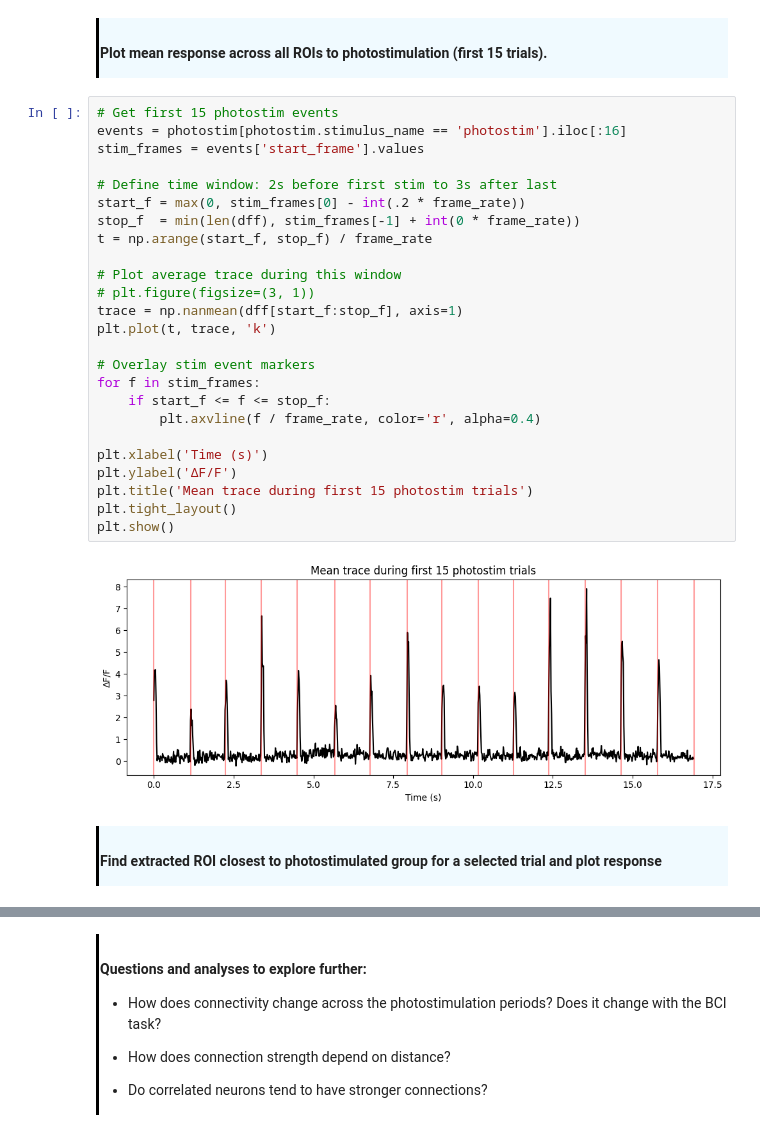
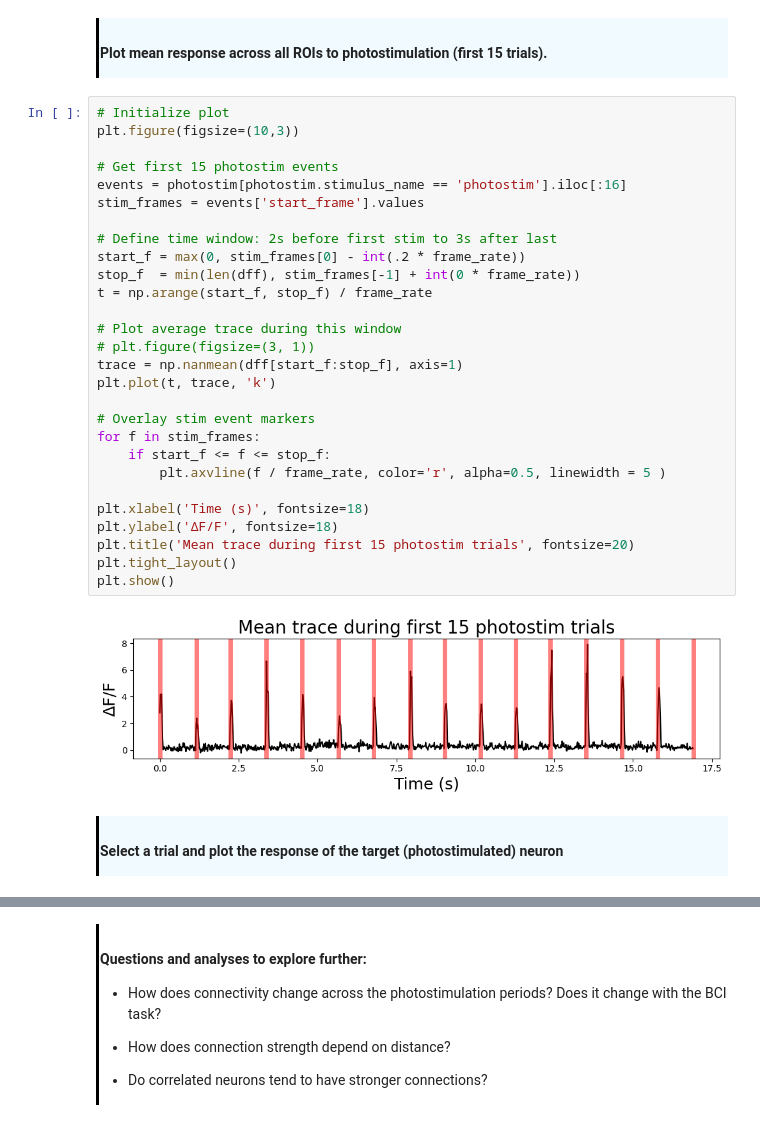
Before and after one commit to AllenNeuralDynamics/AIND-CNC-BCI-Workshop, a Jupyter notebook: code/demo_dev.ipynb, the cells around one changed output, grey strips where cells are left out. Drawn from its saved outputs; the diff is of its cells as text.

```diff
--- a/code/demo_dev.ipynb
+++ b/code/demo_dev.ipynb
@@ -661,33 +676,36 @@ plt.show()
 
 #### Plot mean response across all ROIs to photostimulation (first 15 trials).
 # %%
+# Initialize plot
+plt.figure(figsize=(10,3))
+
 # Get first 15 photostim events
 events = photostim[photostim.stimulus_name == 'photostim'].iloc[:16]
 stim_frames = events['start_frame'].values
 
 # Define time window: 2s before first stim to 3s after last
 start_f = max(0, stim_frames[0] - int(.2 * frame_rate))
 stop_f  = min(len(dff), stim_frames[-1] + int(0 * frame_rate))
 t = np.arange(start_f, stop_f) / frame_rate
 
 # Plot average trace during this window
 # plt.figure(figsize=(3, 1))
 trace = np.nanmean(dff[start_f:stop_f], axis=1)
 plt.plot(t, trace, 'k')
 
 # Overlay stim event markers
 for f in stim_frames:
     if start_f <= f <= stop_f:
-        plt.axvline(f / frame_rate, color='r', alpha=0.4)
+        plt.axvline(f / frame_rate, color='r', alpha=0.5, linewidth = 5 )
 
-plt.xlabel('Time (s)')
-plt.ylabel('ΔF/F')
-plt.title('Mean trace during first 15 photostim trials')
+plt.xlabel('Time (s)', fontsize=18)
+plt.ylabel('ΔF/F', fontsize=18)
+plt.title('Mean trace during first 15 photostim trials', fontsize=20)
 plt.tight_layout()
 plt.show()
 # %% [output]
-[figure, old version]
+[figure, new version]
 # %% [markdown]
 <div style="border-left: 3px solid #000; padding: 1px; padding-left: 10px; background: #F0FAFF; ">
 
-#### Find extracted ROI closest to photostimulated group for a selected trial and plot response
+#### Select a trial and plot the response of the target (photostimulated) neuron
```
Also changed, not shown: parts of 36 cells of this notebook, 4 other files.
